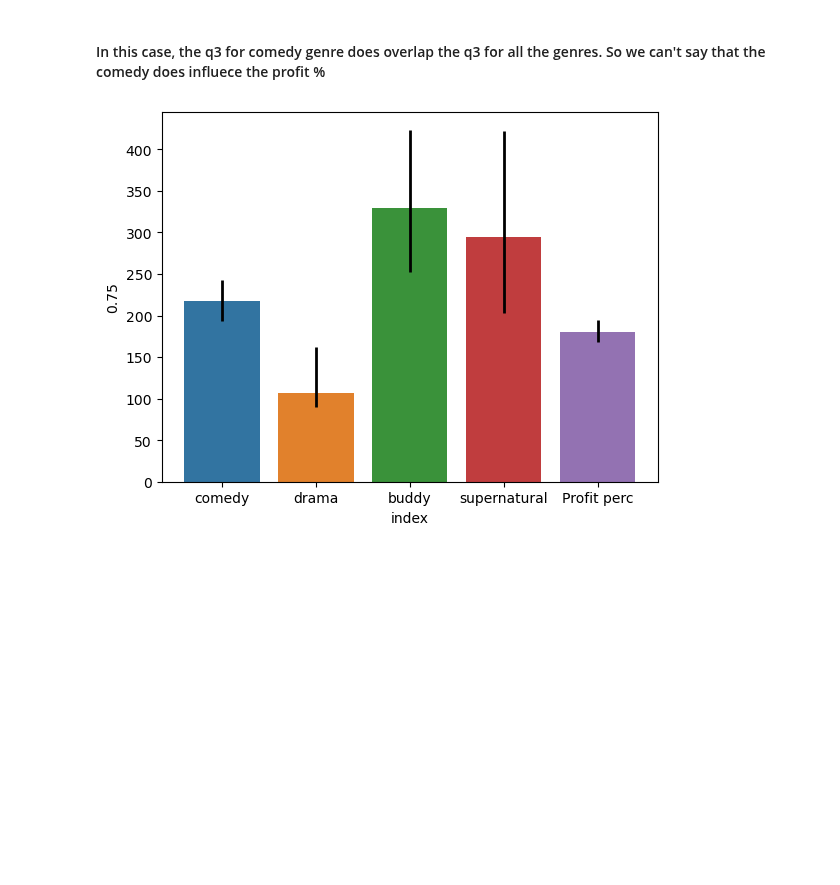
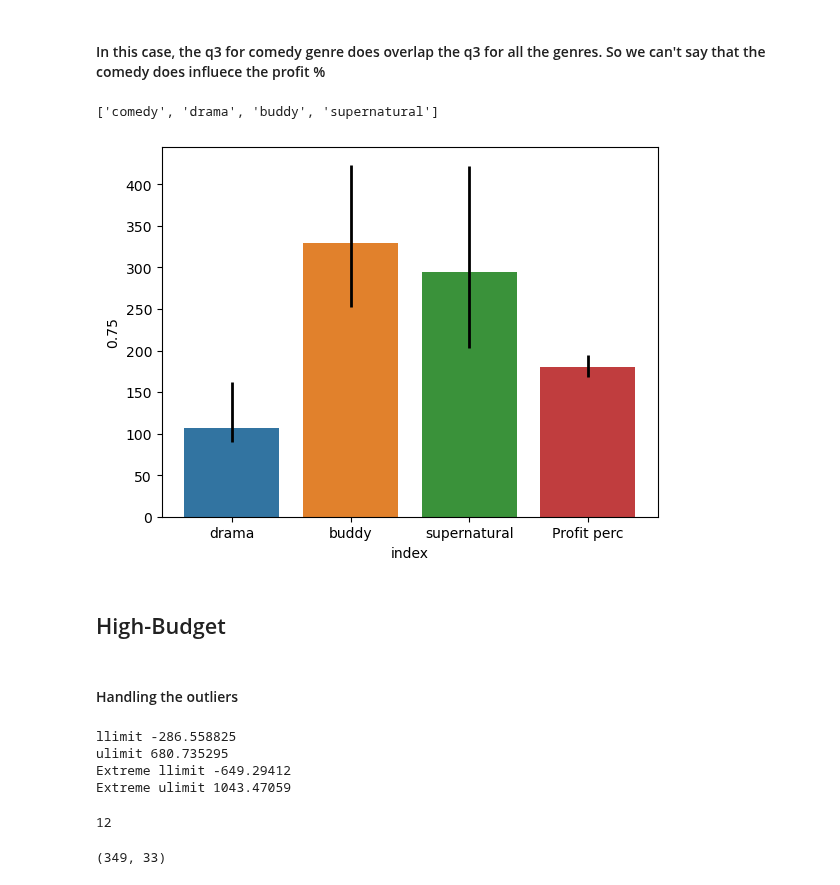
Before and after one commit to S3tuit/jup_lab, a Jupyter notebook: movies_analysis.ipynb, the cells around one changed output. Saved outputs shown, nothing was run; the diff lists cells and outputs as text; code cells hidden in the pictures; blank space fills up the shorter version.

```diff
--- a/movies_analysis.ipynb
+++ b/movies_analysis.ipynb
@@ -400,13 +559,42 @@ mid_q3_conf_df[(mask1 | mask2)]
 | supernatural | 203.4773 | 421.7391 |
 # %% [markdown]
 #### In this case, the q3 for comedy genre does overlap the q3 for all the genres. So we can't say that the comedy does influece the profit %
+# %%
+mid_genres_trust
+# %% [output]
+['comedy', 'drama', 'buddy', 'supernatural']
 # %%
-ax = sns.barplot(data=mid_df_profit_perc[mid_genres_trust + ['Profit perc']].quantile(0.75).to_frame().reset_index(),
+ax = sns.barplot(data=mid_df_profit_perc[mid_genres_trust[1:] + ['Profit perc']].quantile(0.75).to_frame().reset_index(),
             errorbar=None, x='index', y=0.75)
 
 for n in range(len(mid_q3_conf[0])):
-    ax.vlines(x=n,
-            ymin=mid_q3_conf[1][n], ymax=mid_q3_conf[2][n],
-            linewidth=2, color='black');
+    if n == 0:
+        pass
+    else:
+        # The -1 are for sdjusting the position of the error bar since
+        # I got rid off comedy
+        ax.vlines(x=n -1,
+                ymin=mid_q3_conf[1][n], ymax=mid_q3_conf[2][n],
+                linewidth=2, color='black');
 # %% [output]
-[figure, old version]
+[figure, new version]
+# %% [markdown]
+## High-Budget
+# %% [markdown]
+#### Handling the outliers
+# %%
+get_limits(df.loc[budget_group == 'high', 'Profit perc'])
+# %% [output]
+llimit -286.558825
+ulimit 680.735295
+Extreme llimit -649.29412
+Extreme ulimit 1043.47059
+# %%
+(df.loc[budget_group == 'high', 'Profit perc'] > 680).sum()
+# %% [output]
+12
+# %%
+high_df = df.loc[(budget_group == 'high') & (df['Profit perc'] < 680)]
+high_df.shape
+# %% [output]
+(349, 33)
```
Also changed, not shown: parts of 34 cells of this notebook.
